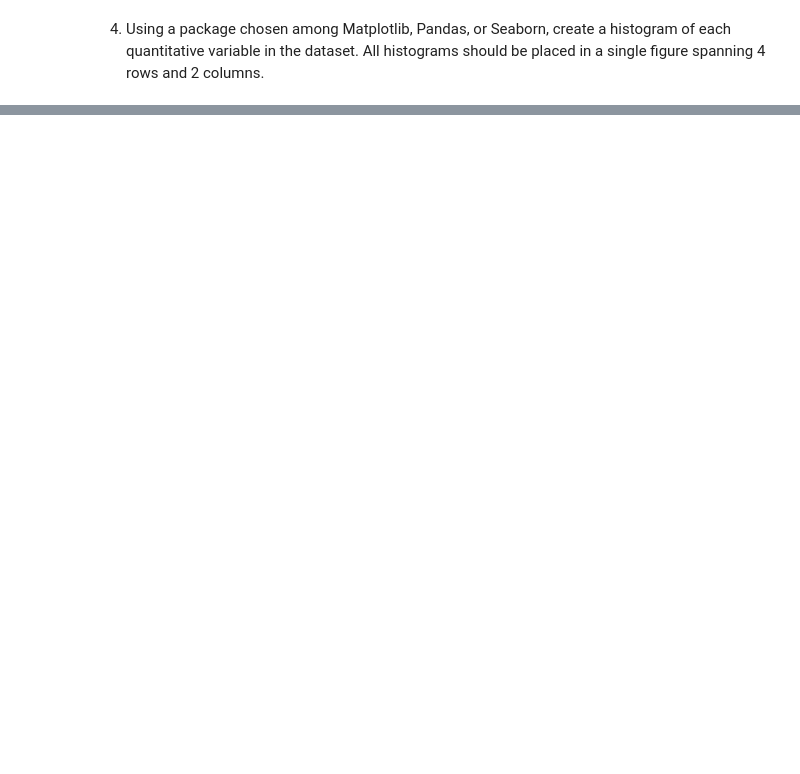
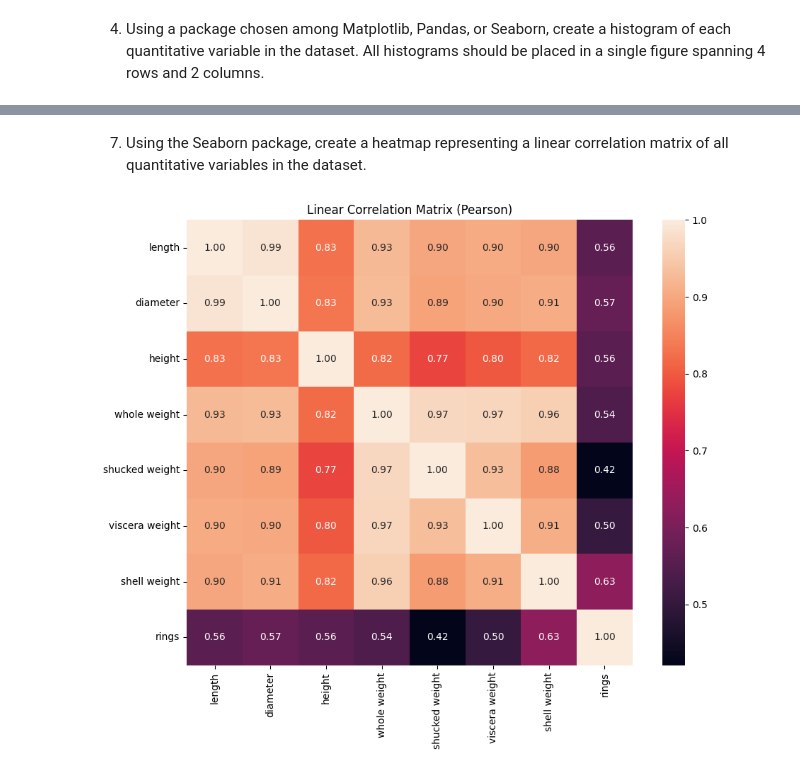
Before and after one commit to Matio004/ProgramingInPython, a Jupyter notebook: zad1/analysis.ipynb, the cells around one changed output, grey strips where cells are left out. Drawn from its saved outputs; the diff is of its cells as text; code cells hidden in the pictures; blank space fills up the shorter version.

```diff
--- a/zad1/analysis.ipynb
+++ b/zad1/analysis.ipynb
@@ -47,0 +87,3 @@ data.plot
+# %%
+corr_df = data[num_cols].corr(method='pearson')
+corr_df
@@ -47,0 +100,10 @@ data.plot
+# %% [markdown]
+7. Using the Seaborn package, create a heatmap representing a linear correlation matrix of all quantitative variables in the dataset.
+# %%
+plt.figure(figsize=(10, 8))
+sns.heatmap(corr_df, annot=True, fmt=".2f", square=True, cbar=True)
+plt.title('Linear Correlation Matrix (Pearson)')
+plt.tight_layout()
+plt.show()
+# %% [output]
+[figure, added]
```
Also changed, not shown: parts of 14 cells of this notebook.
